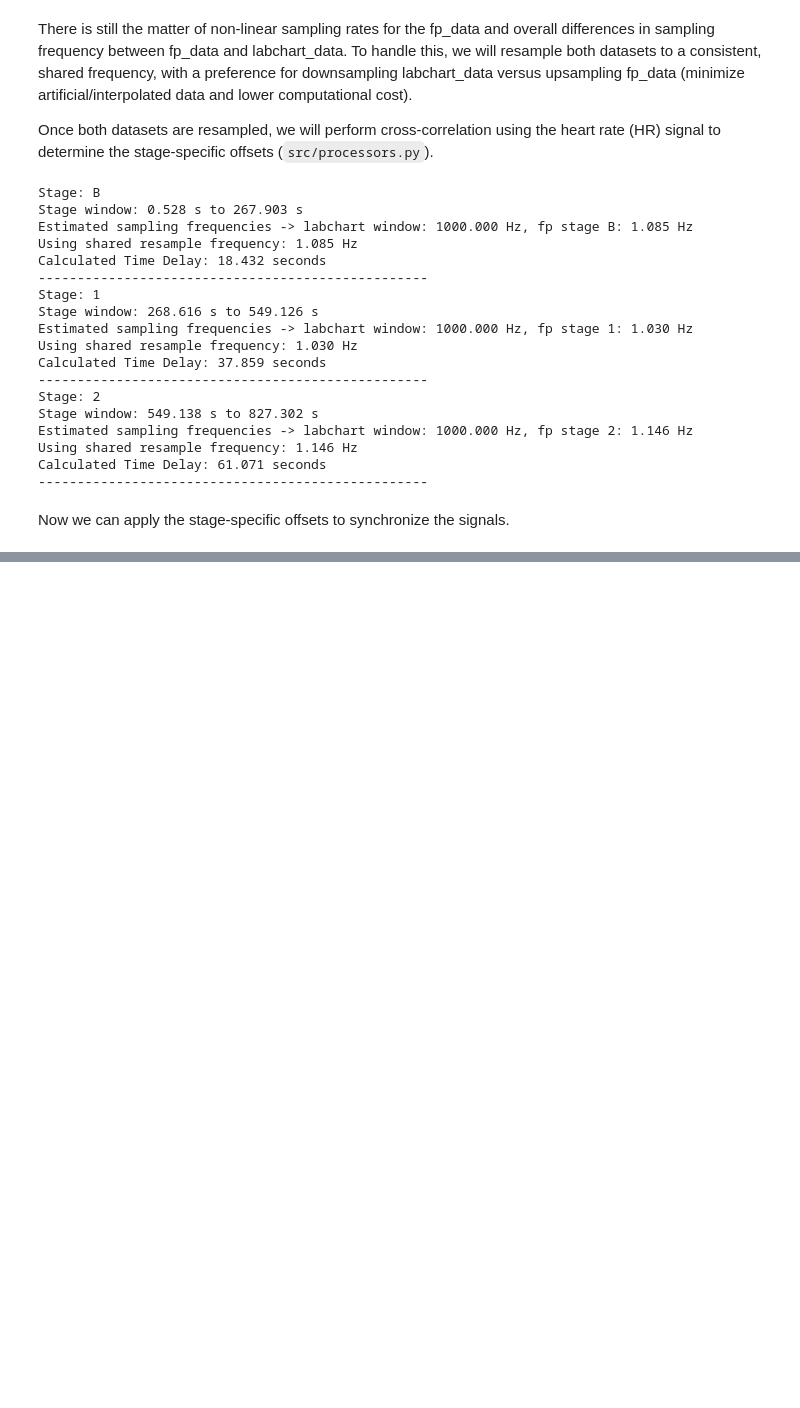
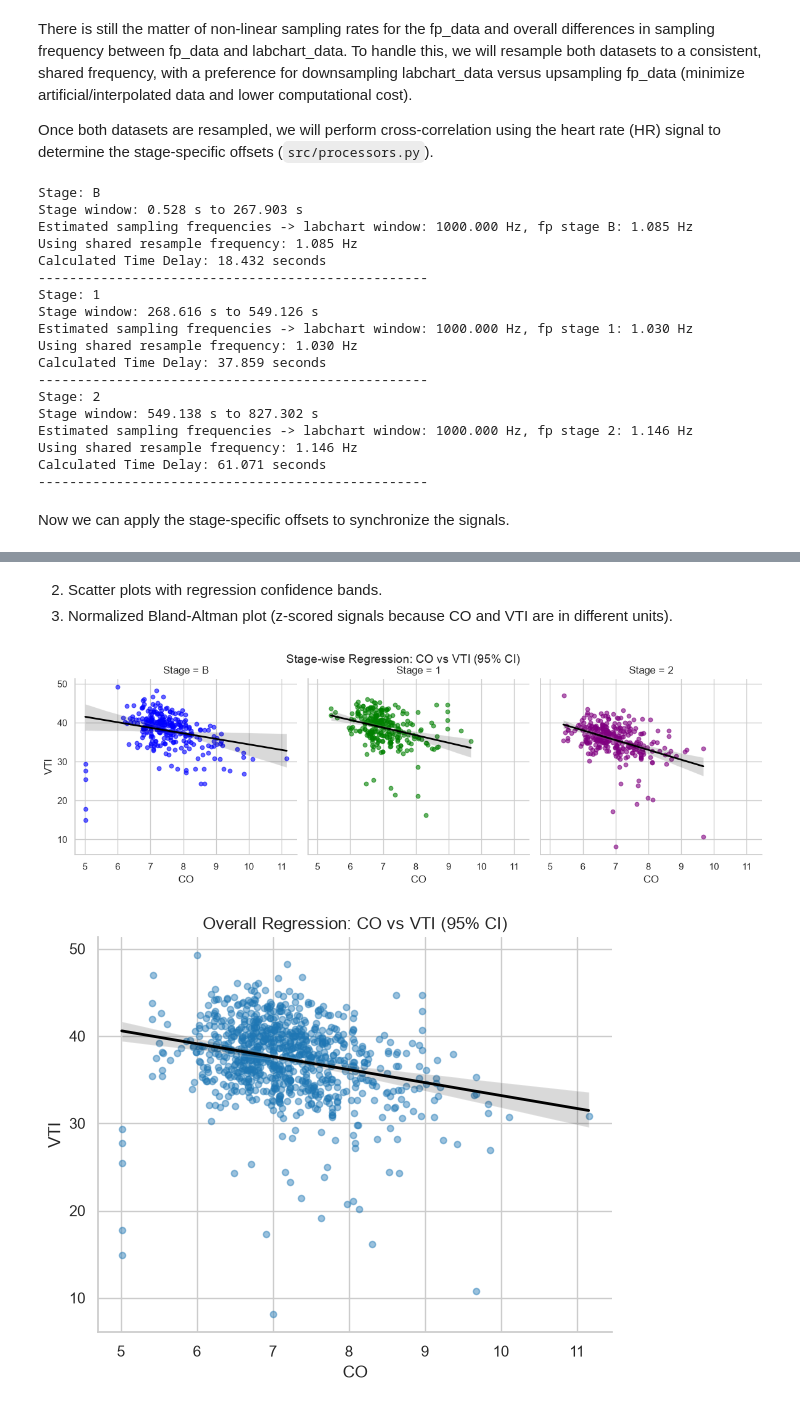
Before and after one commit to caryn-geady/flo-sync, a Jupyter notebook: notebooks/technical.ipynb, the cells around one changed output, grey strips where cells are left out. Cells and saved outputs as stored; diff of their text form; code cells hidden in the pictures; blank space fills up the shorter version.

Commit message:
feat(scripting): notebook updates

```diff
--- a/notebooks/technical.ipynb
+++ b/notebooks/technical.ipynb
@@ -215,0 +129,45 @@ merged_data.columns
+# %% [markdown]
+2. Scatter plots with regression confidence bands.
+3. Normalized Bland-Altman plot (z-scored signals because CO and VTI are in different units).
+# %%
+# Scatter + regression with 95% confidence bands
+sns.set_theme(style='whitegrid', context='notebook')
+palette = ['blue', 'green', 'purple']
+
+g = sns.lmplot(
+    data=analysis_df,
+    x='CO',
+    y='VTI',
+    col='Stage',
+    col_wrap=3,
+    hue='Stage',
+    palette=palette,
+    # col_wrap=min(3, max(1, analysis_df['Stage'].nunique())),
+    height=4,
+    scatter_kws={'alpha': 0.6, 's': 22},
+    line_kws={'color': 'black', 'lw': 2},
+    ci=95,
+)
+g.fig.subplots_adjust(top=0.88)
+g.fig.suptitle('Stage-wise Regression: CO vs VTI (95% CI)', fontsize=14)
+plt.show()
+
+plt.figure(figsize=(6, 5))
+sns.regplot(
+    data=analysis_df,
+    x='CO',
+    y='VTI',
+    scatter_kws={'alpha': 0.45, 's': 20},
+    line_kws={'color': 'black', 'lw': 2},
+    ci=95,
+    color='tab:blue'
+)
+plt.title('Overall Regression: CO vs VTI (95% CI)')
+plt.xlabel('CO')
+plt.ylabel('VTI')
+sns.despine()
+plt.tight_layout()
+plt.show()
+# %% [output]
+[figure, added]
+[figure, added]
```
Also changed, not shown: parts of 13 cells of this notebook.
